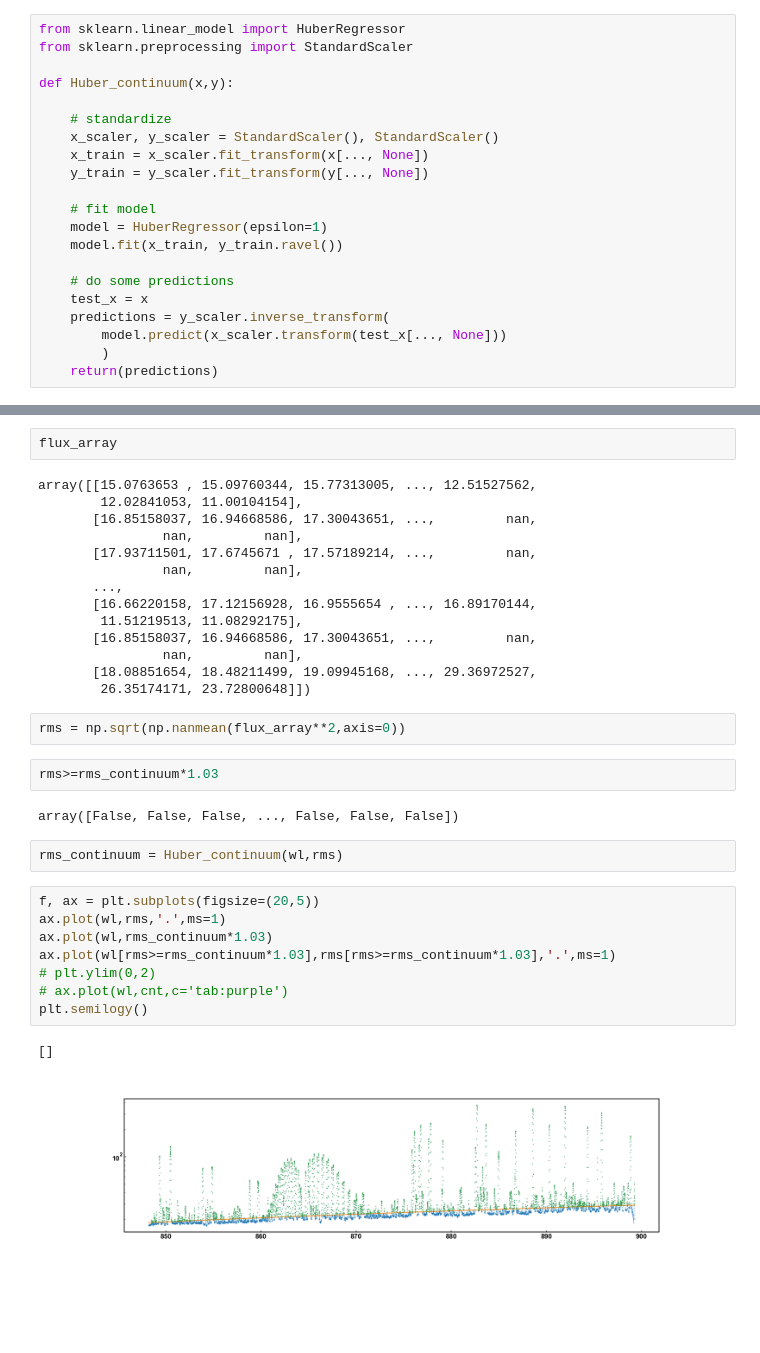
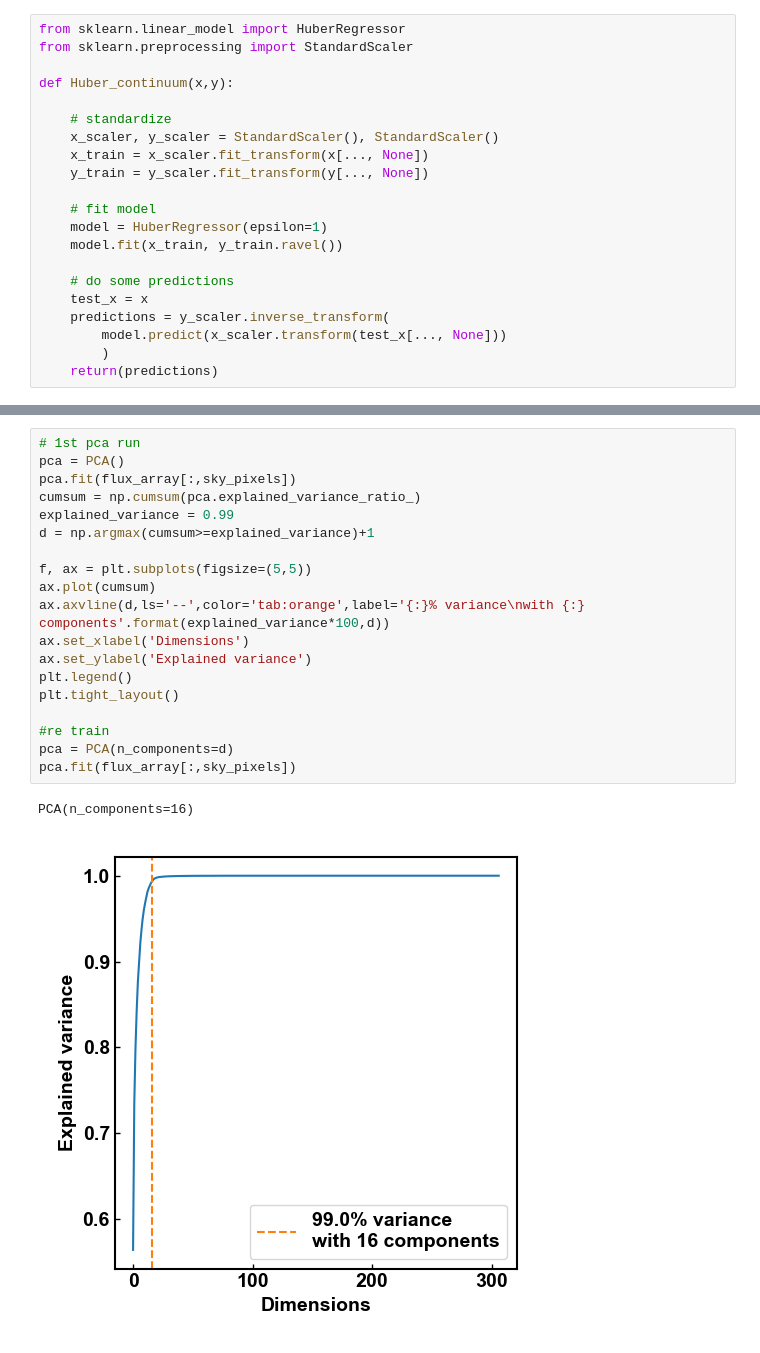
Before and after one commit to cabrera-ziri/Reticulum, a Jupyter notebook: sky_lines.ipynb, the cells around one changed output, grey strips where cells are left out. Saved outputs shown, nothing was run; the diff lists cells and outputs as text; blank space fills up the shorter version.

```diff
--- a/sky_lines.ipynb
+++ b/sky_lines.ipynb
@@ -117,35 +94,22 @@ for i,file in enumerate(files):
-# %%
-flux_array
-# %% [output]
-array([[15.0763653 , 15.09760344, 15.77313005, ..., 12.51527562,
-        12.02841053, 11.00104154],
-       [16.85158037, 16.94668586, 17.30043651, ...,         nan,
-                nan,         nan],
-       [17.93711501, 17.6745671 , 17.57189214, ...,         nan,
-                nan,         nan],
-       ...,
-       [16.66220158, 17.12156928, 16.9555654 , ..., 16.89170144,
-        11.51219513, 11.08292175],
-       [16.85158037, 16.94668586, 17.30043651, ...,         nan,
-                nan,         nan],
-       [18.08851654, 18.48211499, 19.09945168, ..., 29.36972527,
-        26.35174171, 23.72800648]])
-# %%
-rms = np.sqrt(np.nanmean(flux_array**2,axis=0))
-# %%
-rms>=rms_continuum*1.03
-# %% [output]
-array([False, False, False, ..., False, False, False])
-# %%
-rms_continuum = Huber_continuum(wl,rms)
-# %%
-f, ax = plt.subplots(figsize=(20,5))
-ax.plot(wl,rms,'.',ms=1)
-ax.plot(wl,rms_continuum*1.03)
-ax.plot(wl[rms>=rms_continuum*1.03],rms[rms>=rms_continuum*1.03],'.',ms=1)
-# plt.ylim(0,2)
-# ax.plot(wl,cnt,c='tab:purple')
-plt.semilogy()
-# %% [output]
-[]
-[figure, removed]
+# %%
+# 1st pca run
+pca = PCA()
+pca.fit(flux_array[:,sky_pixels])
+cumsum = np.cumsum(pca.explained_variance_ratio_)
+explained_variance = 0.99
+d = np.argmax(cumsum>=explained_variance)+1
+
+f, ax = plt.subplots(figsize=(5,5))
+ax.plot(cumsum)
+ax.axvline(d,ls='--',color='tab:orange',label='{:}% variance\nwith {:} components'.format(explained_variance*100,d))
+ax.set_xlabel('Dimensions')
+ax.set_ylabel('Explained variance')
+plt.legend()
+plt.tight_layout()
+
+#re train
+pca = PCA(n_components=d)
+pca.fit(flux_array[:,sky_pixels])
+# %% [output]
+PCA(n_components=16)
+[figure, added]
```
Also changed, not shown: parts of 9 cells of this notebook, 1 other file.
